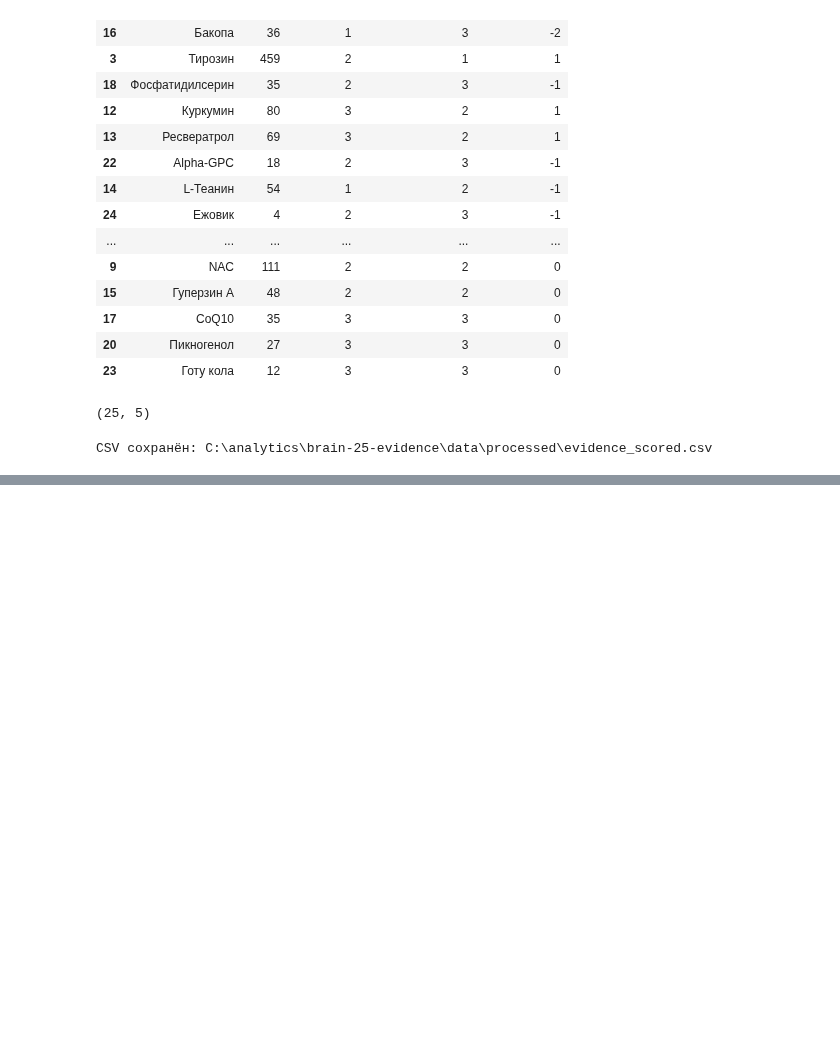
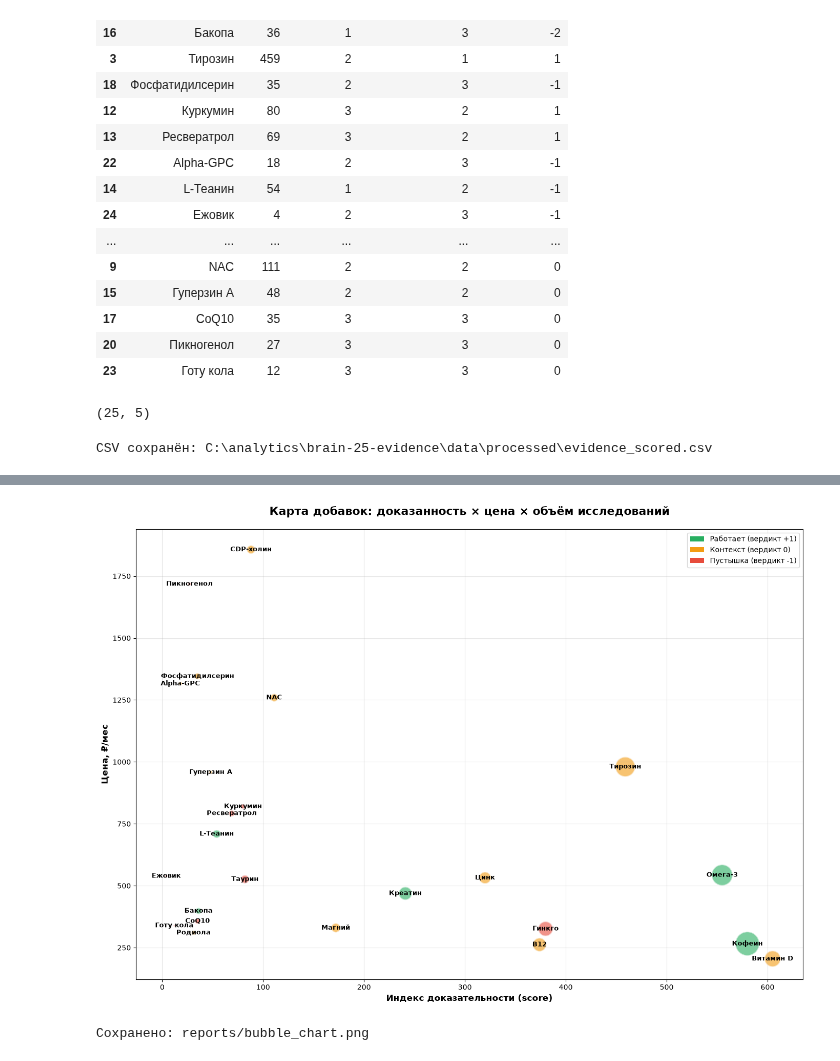
Before and after one commit to DeadSno/brain-25-evidence, a Jupyter notebook: notebooks/01_evidence_pubmed.ipynb, the cells around one changed output, grey strips where cells are left out. Cells and saved outputs as stored; diff of their text form; code cells hidden in the pictures; blank space fills up the shorter version.

```diff
--- a/notebooks/01_evidence_pubmed.ipynb
+++ b/notebooks/01_evidence_pubmed.ipynb
@@ -322,0 +724,7 @@ CSV сохранён: C:\analytics\brain-25-evidence\data\processed\evidence_sco
+# %%
+NORM = {"Креатин":150,"Омега-3":60,"Витамин D":30,"B12":30,"Магний":30,
+"Кофеин":30,"L-Теанин":30,"Бакопа":30,"Ежовик":60,"Гинкго":30,"Родиола":30,
+"Ашваганда":30,"Фосфатидилсерин":30,"Alpha-GPC":30,"CDP-холин":30,
+"Гуперзин А":30,"Куркумин":60,"Ресвератрол":30,"NAC":60,"Цинк":30,
+"Тирозин":60,"Таурин":60,"CoQ10":30,"Пикногенол":30,"Готу кола":30}
+print("NORM жив:", len(NORM), "добавок")
@@ -322,0 +1030,6 @@ CSV сохранён: C:\analytics\brain-25-evidence\data\processed\evidence_sco
+# %%
+GARDEN = re.compile(r"семен|сажен|рассад|грунт|агрофирм|аэлит|цвето|растен|огород", re.I)
+cov = wb_prices.groupby("добавка").size().sort_values()
+print("Добавок с <3 предложениями:")
+print(cov[cov < 3])
+wb_prices[wb_prices["добавка"] == "Бакопа"]
@@ -322,0 +1536,37 @@ CSV сохранён: C:\analytics\brain-25-evidence\data\processed\evidence_sco
+# %%
+fig, ax = plt.subplots(figsize=(14, 10))
+
+# Размер пузыря = количество RCT (больше = изученнее)
+sizes = df["rct"] * 3  # масштабирование
+
+# Цвет = вердикт
+colors_map = {-1: "#e74c3c", 0: "#f39c12", 1: "#27ae60"}
+colors = [colors_map[v] for v in df["вердикт"]]
+
+scatter = ax.scatter(df["score"], df["цена_мес"], s=sizes, c=colors,
+                     alpha=0.6, edgecolors="white", linewidth=2)
+
+# Подписи добавок
+for _, row in df.iterrows():
+    ax.annotate(row["добавка"], (row["score"], row["цена_мес"]),
+                fontsize=9, ha="center", va="center", fontweight="bold")
+
+ax.set_xlabel("Индекс доказательности (score)", fontsize=12, fontweight="bold")
+ax.set_ylabel("Цена, ₽/мес", fontsize=12, fontweight="bold")
+ax.set_title("Карта добавок: доказанность × цена × объём исследований", fontsize=16, fontweight="bold", pad=20)
+
+# Легенда
+from matplotlib.patches import Patch
+legend_elements = [Patch(facecolor="#27ae60", label="Работает (вердикт +1)"),
+                   Patch(facecolor="#f39c12", label="Контекст (вердикт 0)"),
+                   Patch(facecolor="#e74c3c", label="Пустышка (вердикт -1)")]
+ax.legend(handles=legend_elements, loc="upper right", fontsize=10)
+
+ax.grid(alpha=0.3)
+plt.tight_layout()
+plt.savefig("../reports/bubble_chart.png", dpi=150, bbox_inches="tight")
+plt.show()
+print("Сохранено: reports/bubble_chart.png")
+# %% [output]
+[figure, added]
+Сохранено: reports/bubble_chart.png
```
Also changed, not shown: parts of 50 cells of this notebook, 10 other files.
